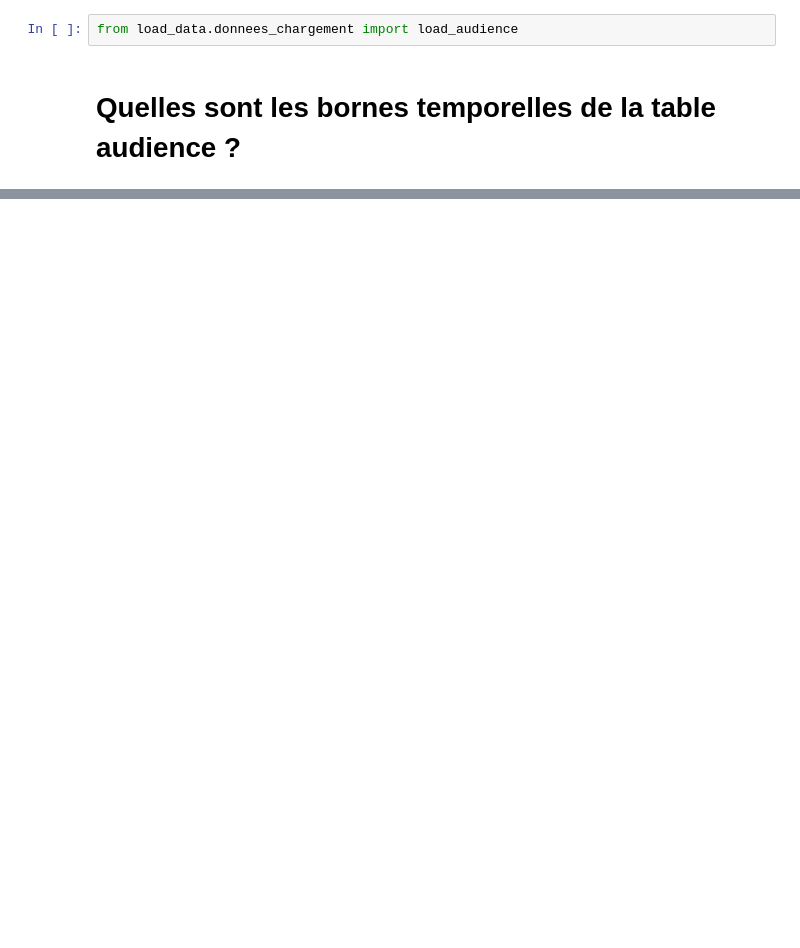
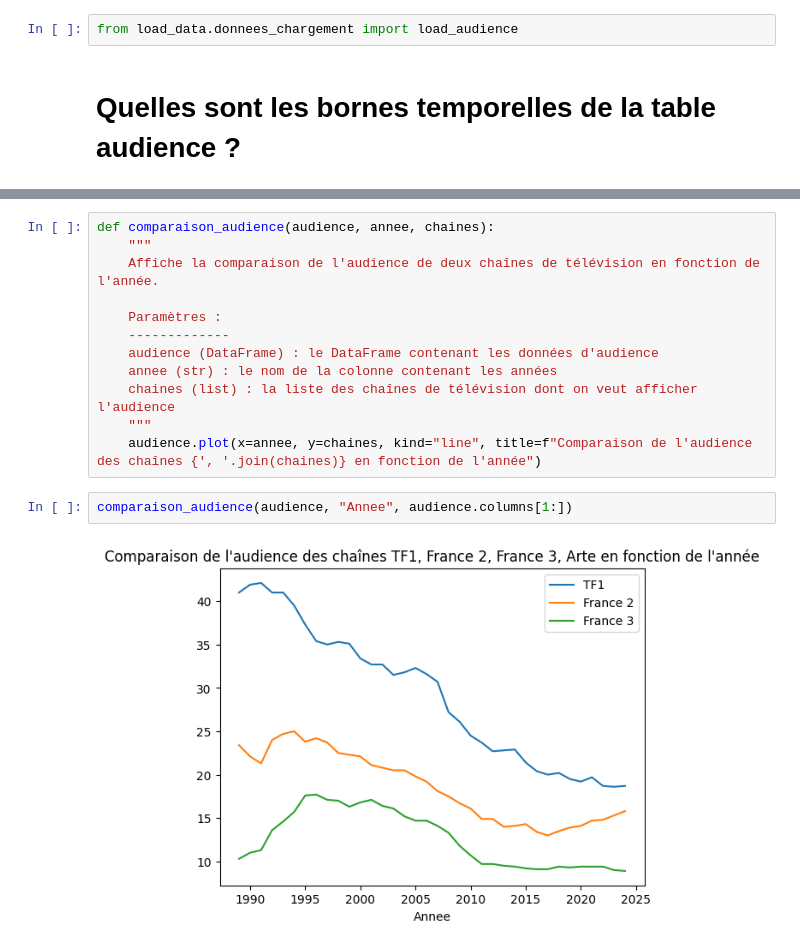
Before and after one commit to Gstrems/Projet_python_2A, a Jupyter notebook: Analyse_exploratoire_audience.ipynb, the cells around one changed output, grey strips where cells are left out. Drawn from its saved outputs; the diff is of its cells as text; blank space fills up the shorter version.

```diff
--- a/Analyse_exploratoire_audience.ipynb
+++ b/Analyse_exploratoire_audience.ipynb
@@ -19,0 +43,16 @@ TypeError: '>' not supported between instances of 'str' and 'int'
+# %%
+def comparaison_audience(audience, annee, chaines):
+    """
+    Affiche la comparaison de l'audience de deux chaînes de télévision en fonction de l'année.
+
+    Paramètres :
+    -------------
+    audience (DataFrame) : le DataFrame contenant les données d'audience
+    annee (str) : le nom de la colonne contenant les années
+    chaines (list) : la liste des chaînes de télévision dont on veut afficher l'audience
+    """
+    audience.plot(x=annee, y=chaines, kind="line", title=f"Comparaison de l'audience des chaînes {', '.join(chaines)} en fonction de l'année")
+# %%
+comparaison_audience(audience, "Annee", audience.columns[1:])
+# %% [output]
+[figure, added]
```
Also changed, not shown: parts of 7 cells of this notebook, 2 other files.
